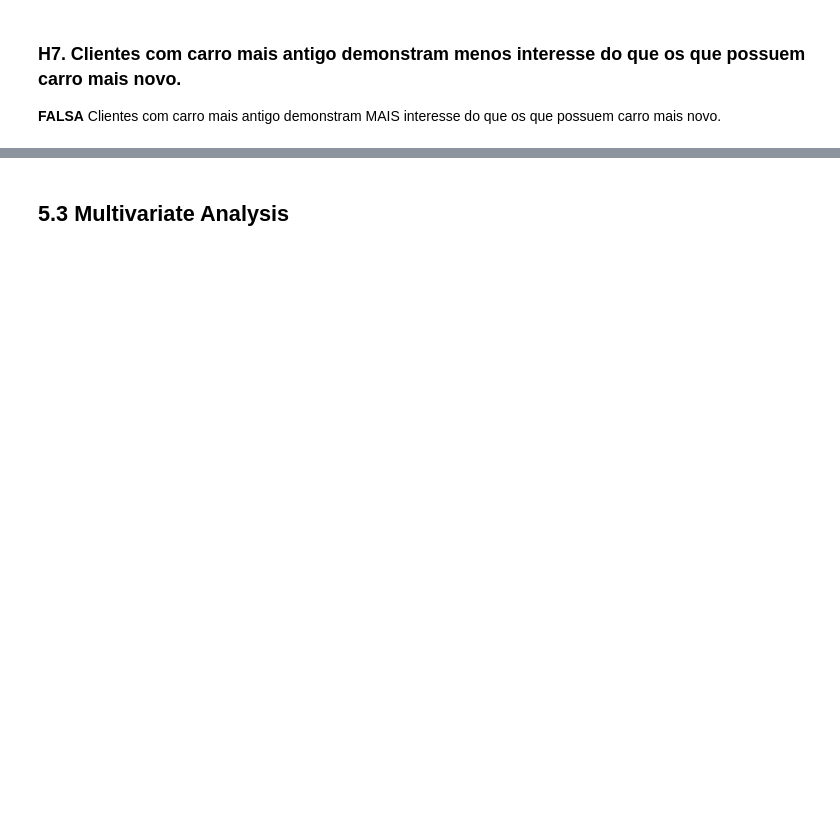
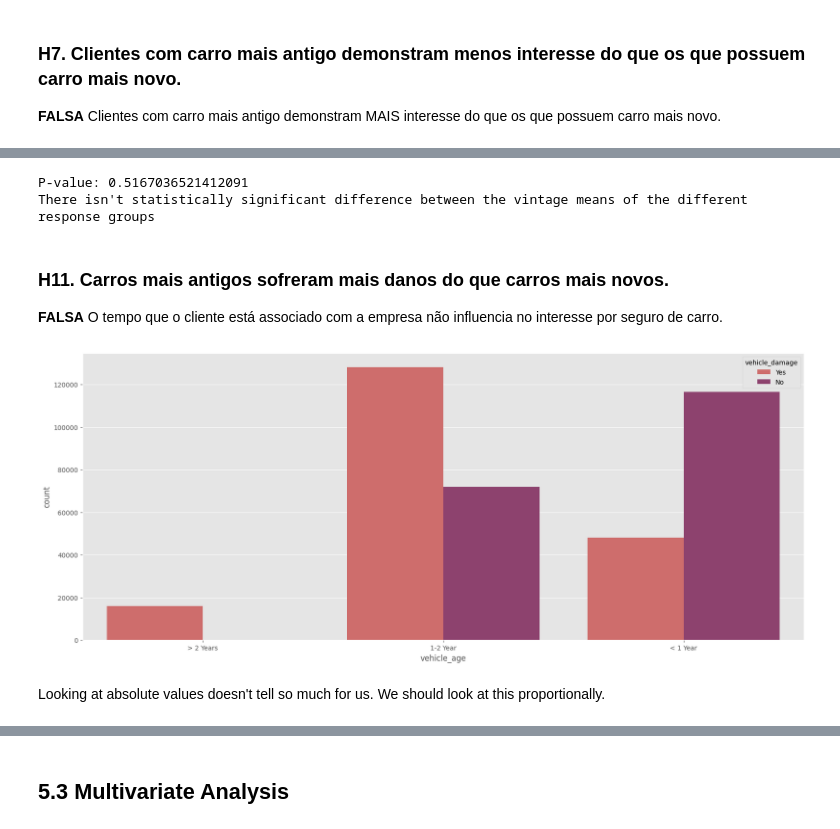
Before and after one commit to AllanCasado/health-insurance-cross-sell, a Jupyter notebook: notebooks/health_insurance_cross_sell.ipynb, the cells around one changed output, grey strips where cells are left out. Drawn from its saved outputs; the diff is of its cells as text; code cells hidden in the pictures; blank space fills up the shorter version.

```diff
--- a/notebooks/health_insurance_cross_sell.ipynb
+++ b/notebooks/health_insurance_cross_sell.ipynb
@@ -906,0 +933,26 @@ It confirmed what I expected. We can't conclude that there is a statistically si
+# %%
+# Perform the T test
+result = ttest_ind(df3[df3['response'] == 0]['vintage'],
+                   df3[df3['response'] == 1]['vintage'])
+
+stats, p = result
+
+print(f'P-value: {p}')
+if p < 0.05:
+    print('There is a statistically significant difference between the vintage means of the different response groups')
+else:
+    print("There isn't statistically significant difference between the vintage means of the different response groups")
+# %% [output]
+P-value: 0.5167036521412091
+There isn't statistically significant difference between the vintage means of the different response groups
+# %% [markdown]
+### H11. Carros mais antigos sofreram mais danos do que carros mais novos.
+**FALSA** O tempo que o cliente está associado com a empresa não influencia no interesse por seguro de carro.
+# %%
+plt.figure(figsize=(20, 8))
+sns.countplot(df3, x='vehicle_age', hue='vehicle_damage', palette="flare")
+plt.show()
+# %% [output]
+[figure, added]
+# %% [markdown]
+Looking at absolute values doesn't tell so much for us. We should look at this proportionally.
```
Also changed, not shown: parts of 56 cells of this notebook.
